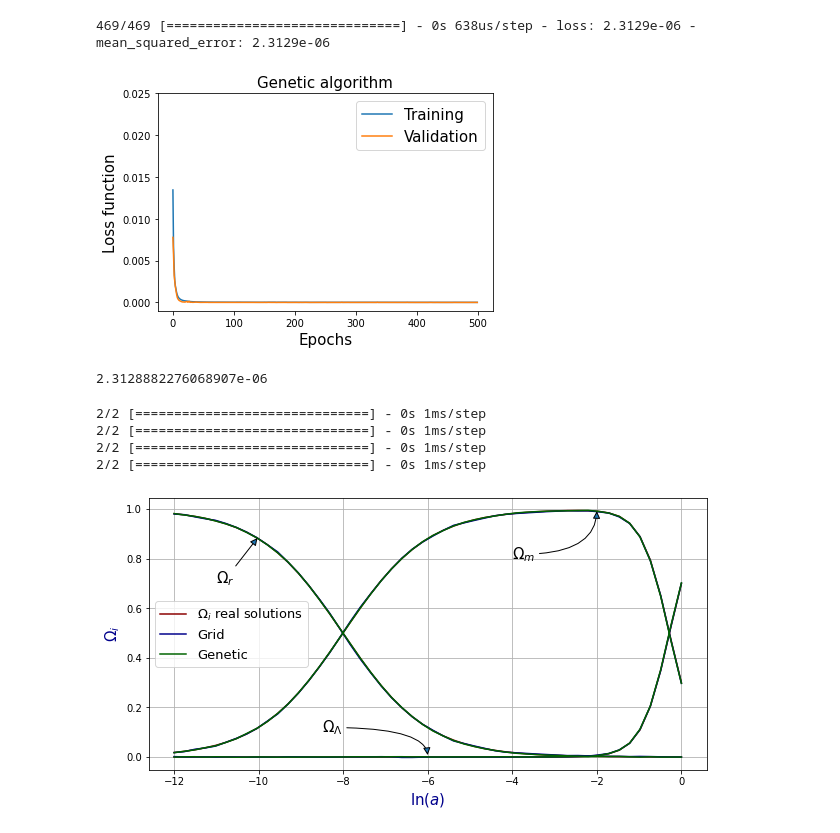
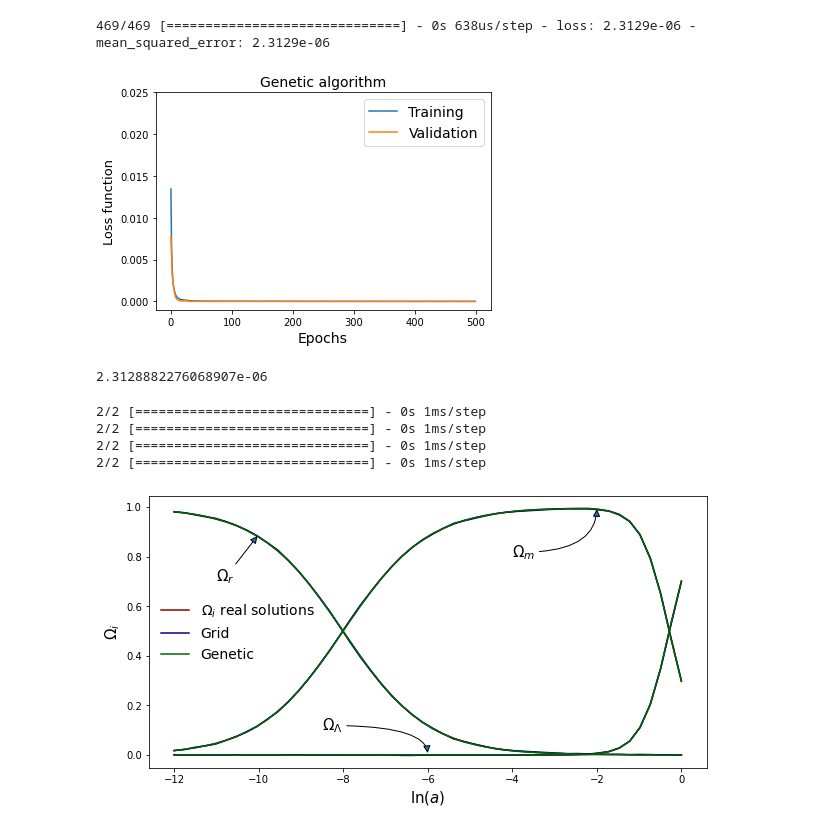
Before and after one commit to igomezv/nnogada, a Jupyter notebook: ecs_diff.ipynb, the cells around one changed output. Drawn from its saved outputs; the diff is of its cells as text; code cells hidden in the pictures.

Commit message:
fix figure in ecsdiff notebook

```diff
--- a/ecs_diff.ipynb
+++ b/ecs_diff.ipynb
@@ -174,14 +174,14 @@ model_gen, loss_gen, history_gen = train_test_model(hparams_gen, X_learn, Y_lear
 # %%
 plt.plot(history_gen['loss'], label='Training')
 plt.plot(history_gen['val_loss'], label='Validation')
-plt.ylabel('Loss function', fontsize=15)
-plt.xlabel('Epochs', fontsize=15)
-plt.legend(loc='upper right', fontsize=15)
-plt.title("Genetic algorithm", fontsize=15)
+plt.ylabel('Loss function', fontsize=13)
+plt.xlabel('Epochs', fontsize=14)
+plt.legend(loc='upper right', fontsize=14)
+plt.title("Genetic algorithm", fontsize=14)
 plt.ylim(-0.001, 0.025)
 plt.savefig("loss_gen_ecs.png")
 # %% [output]
-[figure, old version]
+[figure, new version]
 # %%
 model_gen.save("models/model_ecsdif_genetic.h5")
 # %%
@@ -235,10 +235,10 @@ plt.plot(Z,B_gen[:,2],color='darkgreen', label='Genetic')
 #plt.plot(Z,D[:,3])
 
 #plt.title()
-plt.xlabel('$\ln(a)$', size=15, color='darkblue')
-plt.ylabel('$\Omega_i$', size=15, color='darkblue')
-plt.grid()
-plt.legend(fontsize=13)
+plt.xlabel('$\ln(a)$', size=15)
+plt.ylabel('$\Omega_i$', size=15)
+# plt.grid()
+plt.legend(fontsize=14, loc='center left', framealpha=0.01)
 
 plt.annotate('$\Omega_m$', xy=(-2,1), xytext=(-4,0.8), size=15,
            arrowprops=dict(arrowstyle='-|>', connectionstyle="angle3,angleA=0,angleB=-90"))
@@ -257,4 +257,4 @@ plt.savefig('ecs_dif.png')
 2/2 [==============================] - 0s 1ms/step
 2/2 [==============================] - 0s 1ms/step
 2/2 [==============================] - 0s 1ms/step
-[figure, old version]
+[figure, new version]
```
Also changed, not shown: parts of 1 cell of this notebook.
